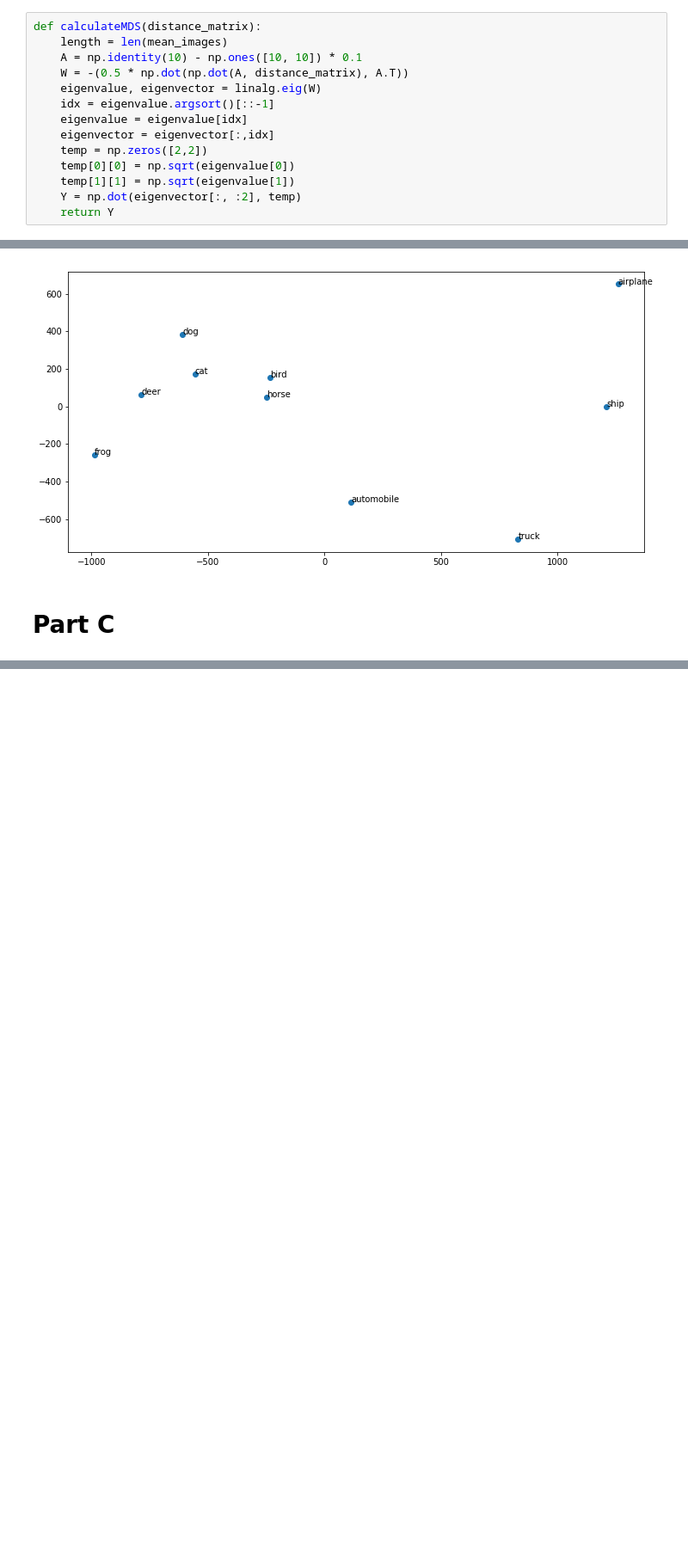
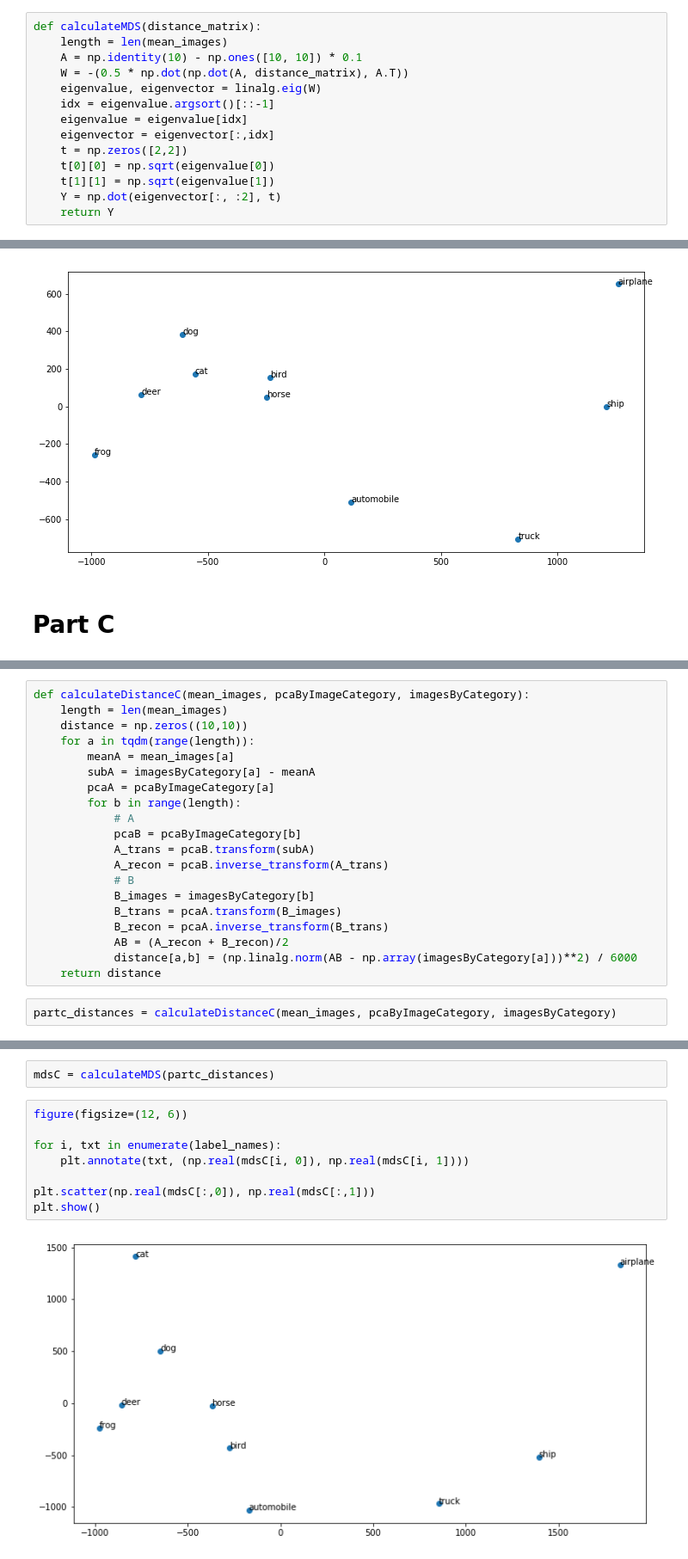
Before and after one commit to edgar971/cs-498-advanced-machine-learning, a Jupyter notebook: assignments/4-more-principal-component-analysis/assignment.ipynb, the cells around one changed output, grey strips where cells are left out. Shown at 86% size. Drawn from its saved outputs; the diff is of its cells as text; blank space fills up the shorter version.

```diff
--- a/assignments/4-more-principal-component-analysis/assignment.ipynb
+++ b/assignments/4-more-principal-component-analysis/assignment.ipynb
@@ -156,10 +165,10 @@ def calculateMDS(distance_matrix):
     idx = eigenvalue.argsort()[::-1]
     eigenvalue = eigenvalue[idx]
     eigenvector = eigenvector[:,idx]
-    temp = np.zeros([2,2])
-    temp[0][0] = np.sqrt(eigenvalue[0])
-    temp[1][1] = np.sqrt(eigenvalue[1])
-    Y = np.dot(eigenvector[:, :2], temp)
+    t = np.zeros([2,2])
+    t[0][0] = np.sqrt(eigenvalue[0])
+    t[1][1] = np.sqrt(eigenvalue[1])
+    Y = np.dot(eigenvector[:, :2], t)
     return Y
 # %%
 distance_matrix = calculateDistance(mean_images)
@@ -183,0 +190,22 @@ plt.show()
+# %%
+def calculateDistanceC(mean_images, pcaByImageCategory, imagesByCategory):
+    length = len(mean_images)
+    distance = np.zeros((10,10))
+    for a in tqdm(range(length)):
+        meanA = mean_images[a]
+        subA = imagesByCategory[a] - meanA
+        pcaA = pcaByImageCategory[a]
+        for b in range(length):
+            # A
+            pcaB = pcaByImageCategory[b]
+            A_trans = pcaB.transform(subA)
+            A_recon = pcaB.inverse_transform(A_trans)
+            # B
+            B_images = imagesByCategory[b]
+            B_trans = pcaA.transform(B_images)
+            B_recon = pcaA.inverse_transform(B_trans)
+            AB = (A_recon + B_recon)/2
+            distance[a,b] = (np.linalg.norm(AB - np.array(imagesByCategory[a]))**2) / 6000
+    return distance
+# %%
+partc_distances = calculateDistanceC(mean_images, pcaByImageCategory, imagesByCategory)
@@ -183,0 +214,12 @@ plt.show()
+# %%
+mdsC = calculateMDS(partc_distances)
+# %%
+figure(figsize=(12, 6))
+
+for i, txt in enumerate(label_names):
+    plt.annotate(txt, (np.real(mdsC[i, 0]), np.real(mdsC[i, 1])))
+
+plt.scatter(np.real(mdsC[:,0]), np.real(mdsC[:,1]))
+plt.show()
+# %% [output]
+[figure, added]
```
Also changed, not shown: parts of 6 cells of this notebook, 2 other files.
